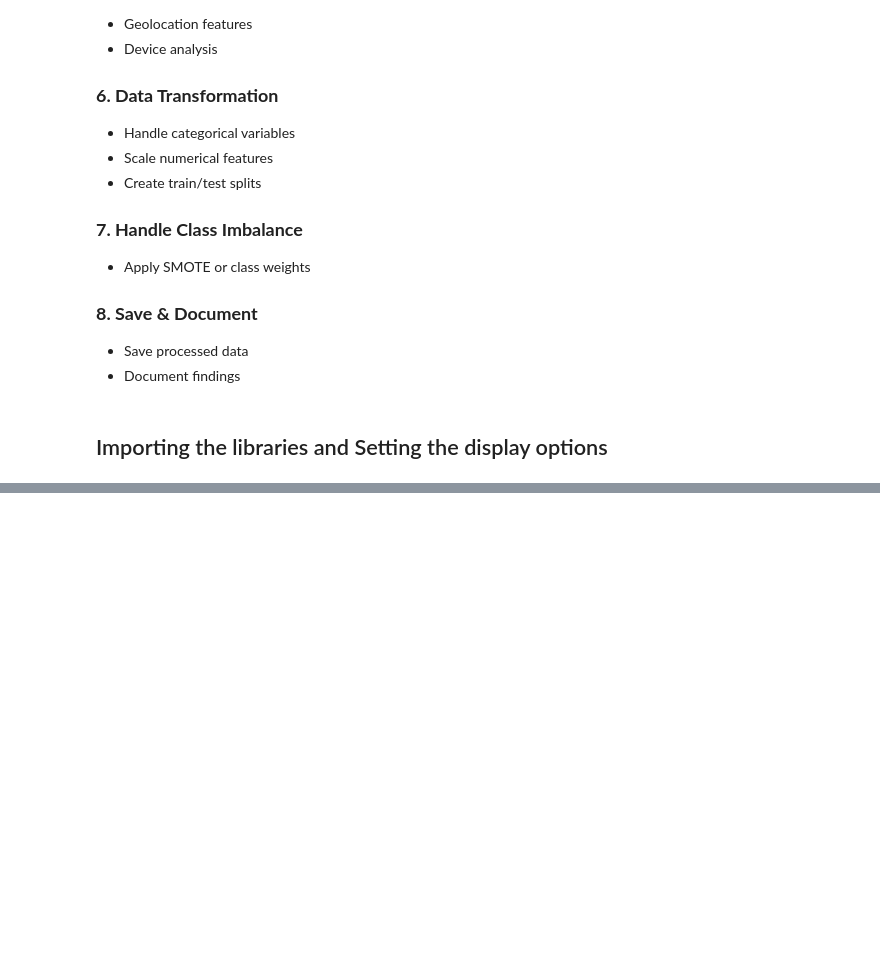
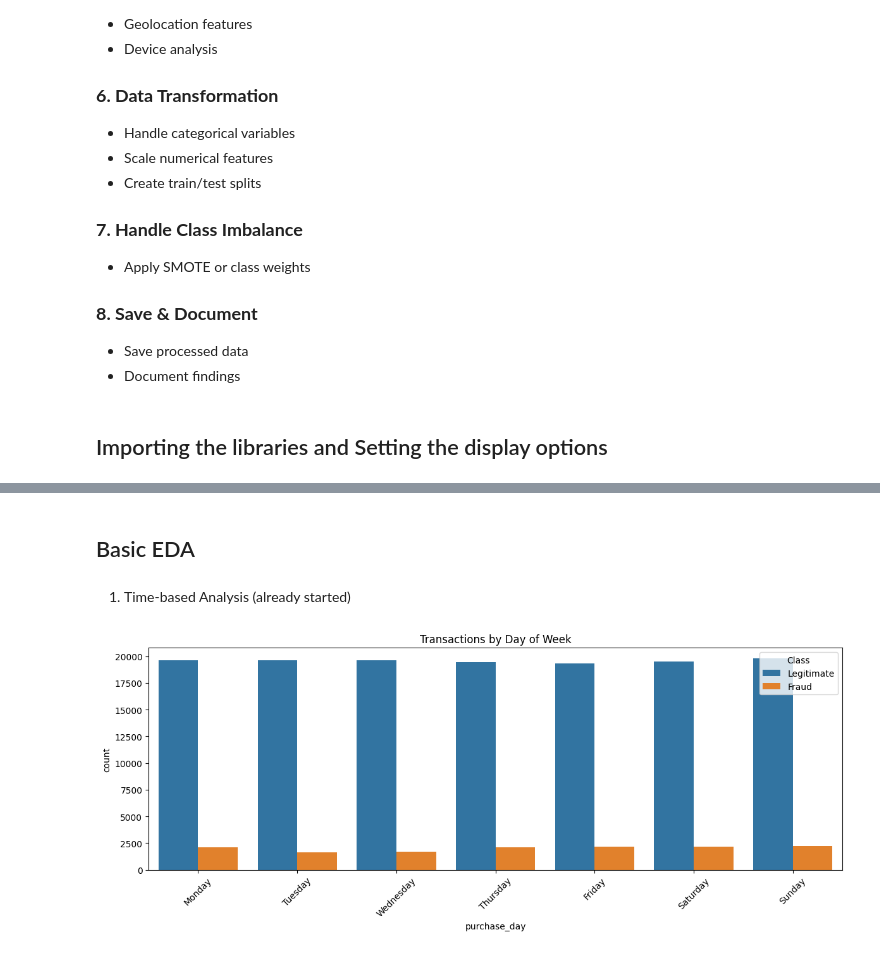
Before and after one commit to soltsega/Week-5_Fraud_Detection, a Jupyter notebook: fraud-detection/notebooks/eda-fraud-data.ipynb, the cells around one changed output, grey strips where cells are left out. Drawn from its saved outputs; the diff is of its cells as text; code cells hidden in the pictures; blank space fills up the shorter version.

Commit message:
Finished basic EDA

```diff
--- a/fraud-detection/notebooks/eda-fraud-data.ipynb
+++ b/fraud-detection/notebooks/eda-fraud-data.ipynb
@@ -139,0 +314,23 @@ plt.show()
+# %% [markdown]
+## Basic EDA
+# %% [markdown]
+1. Time-based Analysis (already started)
+# %%
+# 1. Ensure purchase_time is datetime
+if not pd.api.types.is_datetime64_any_dtype(fraud_df['purchase_time']):
+    fraud_df['purchase_time'] = pd.to_datetime(fraud_df['purchase_time'])
+
+# 2. Extract day of week (0=Monday, 6=Sunday)
+fraud_df['purchase_day'] = fraud_df['purchase_time'].dt.day_name()
+
+# 3. Now create the plot
+plt.figure(figsize=(12, 5))
+day_order = ['Monday', 'Tuesday', 'Wednesday', 'Thursday', 'Friday', 'Saturday', 'Sunday']
+sns.countplot(x='purchase_day', data=fraud_df, order=day_order, hue='class')
+plt.title('Transactions by Day of Week')
+plt.xticks(rotation=45)
+plt.legend(title='Class', labels=['Legitimate', 'Fraud'])
+plt.tight_layout()
+plt.show()
+# %% [output]
+[figure, added]
```
Also changed, not shown: parts of 22 cells of this notebook.
